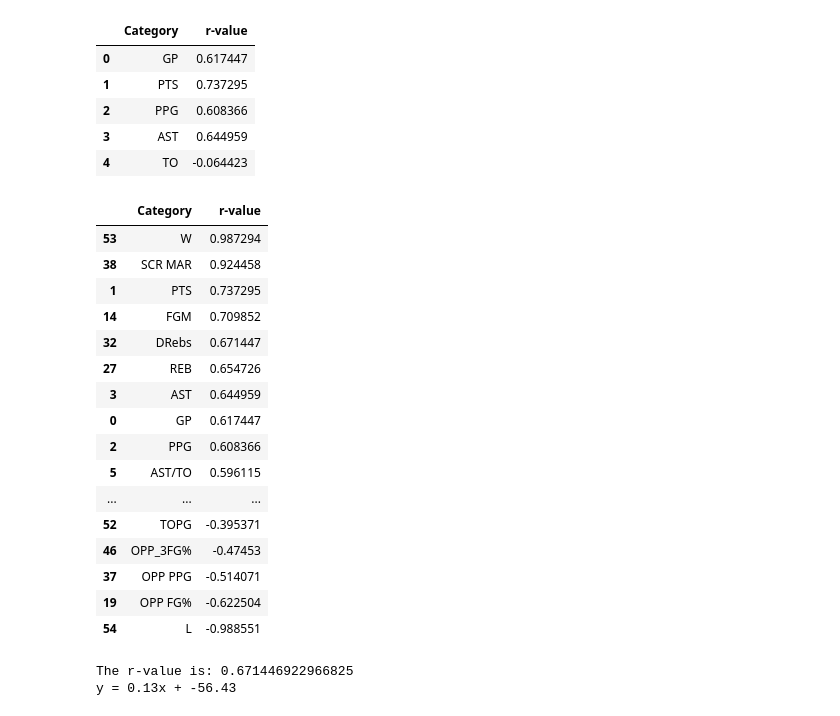
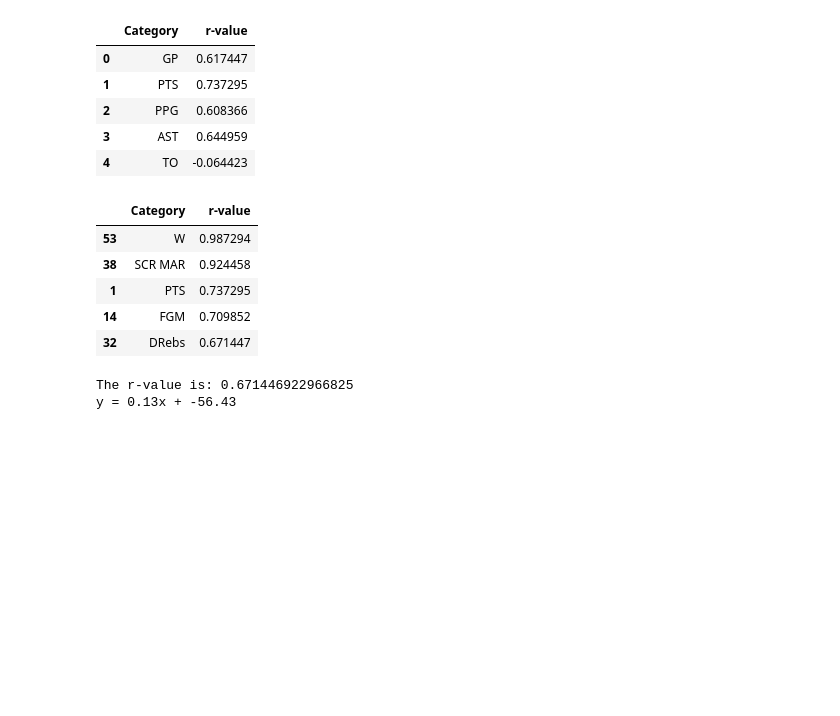
Before and after one commit to StanJohn04/NCAA_basketball_analysis, a Jupyter notebook: analysis/analysis.ipynb, the cells around one changed output. Cells and saved outputs as stored; diff of their text form; code cells hidden in the pictures; blank space fills up the shorter version.

```diff
--- a/analysis/analysis.ipynb
+++ b/analysis/analysis.ipynb
@@ -6,8 +6,8 @@ from scipy.stats import linregress
 ### NCAA.com
 # %%
 # read in csv
-df = pd.read_csv('../Resources/combined_stats.csv')
-df
+df = pd.read_csv('../Resources/NCAA.com/combined_stats.csv')
+df.head()
 # %% [output]
 |  | Team | GP | PTS | PPG | AST | TO | AST/TO | APG | Bench | Bench_PPG | ... | ... |
 | 0 | Gonzaga | 37 | 3187 | 86.1 | 602 | 397 | 1.52 | 16.3 | 769 | 20.78 | ... | ... |
@@ -78,25 +72,14 @@ rval_df.head()
 | 4 | TO | -0.064423 |
 # %%
 top_positive = rval_df.sort_values('r-value', ascending = False)
-top_positive
+top_positive.head()
 # %% [output]
 |  | Category | r-value |
 | 53 | W | 0.987294 |
 | 38 | SCR MAR | 0.924458 |
 | 1 | PTS | 0.737295 |
 | 14 | FGM | 0.709852 |
 | 32 | DRebs | 0.671447 |
-| 27 | REB | 0.654726 |
-| 3 | AST | 0.644959 |
-| 0 | GP | 0.617447 |
-| 2 | PPG | 0.608366 |
-| 5 | AST/TO | 0.596115 |
-| ... | ... | ... |
-| 52 | TOPG | -0.395371 |
-| 46 | OPP_3FG% | -0.47453 |
-| 37 | OPP PPG | -0.514071 |
-| 19 | OPP FG% | -0.622504 |
-| 54 | L | -0.988551 |
 # %%
 x = df[f"{list1[32]}"]
 y = df['Pct']
```
Also changed, not shown: parts of 29 cells of this notebook, 1 other file.
